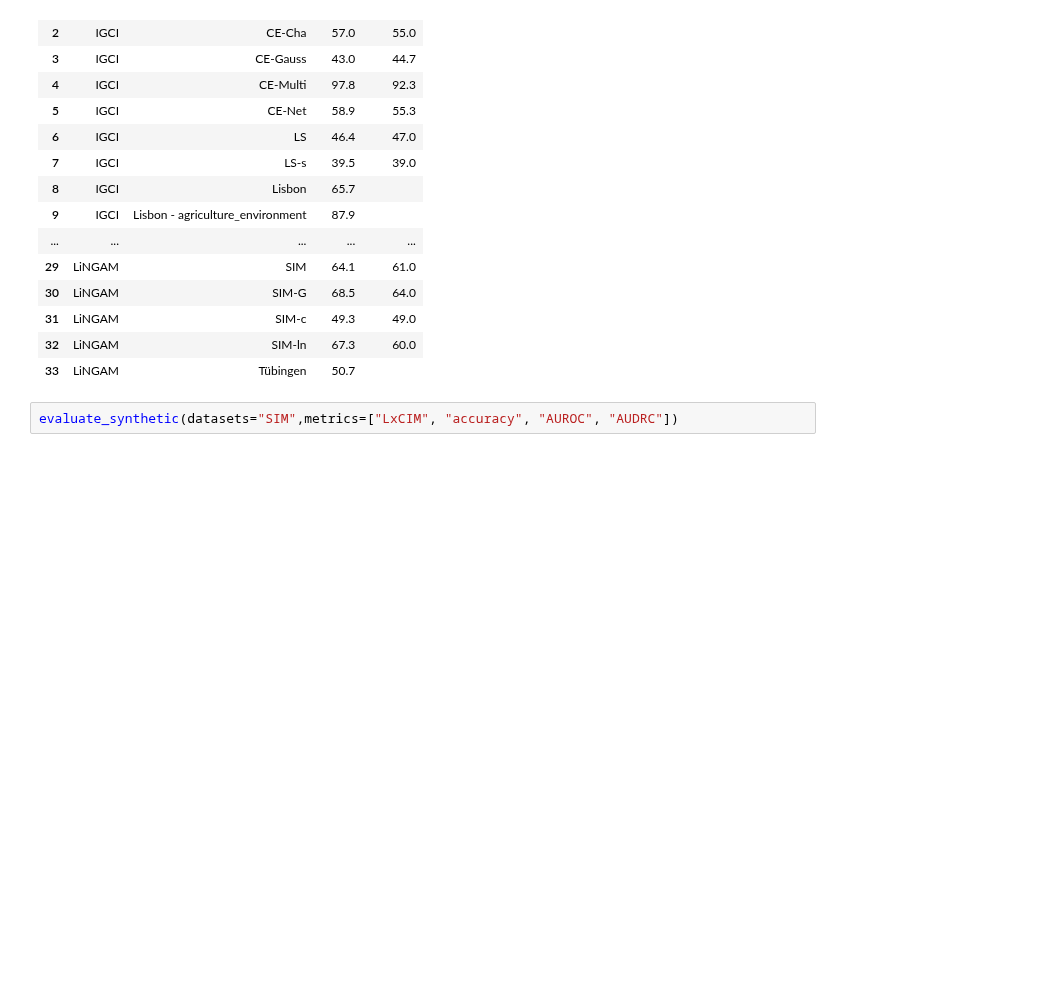
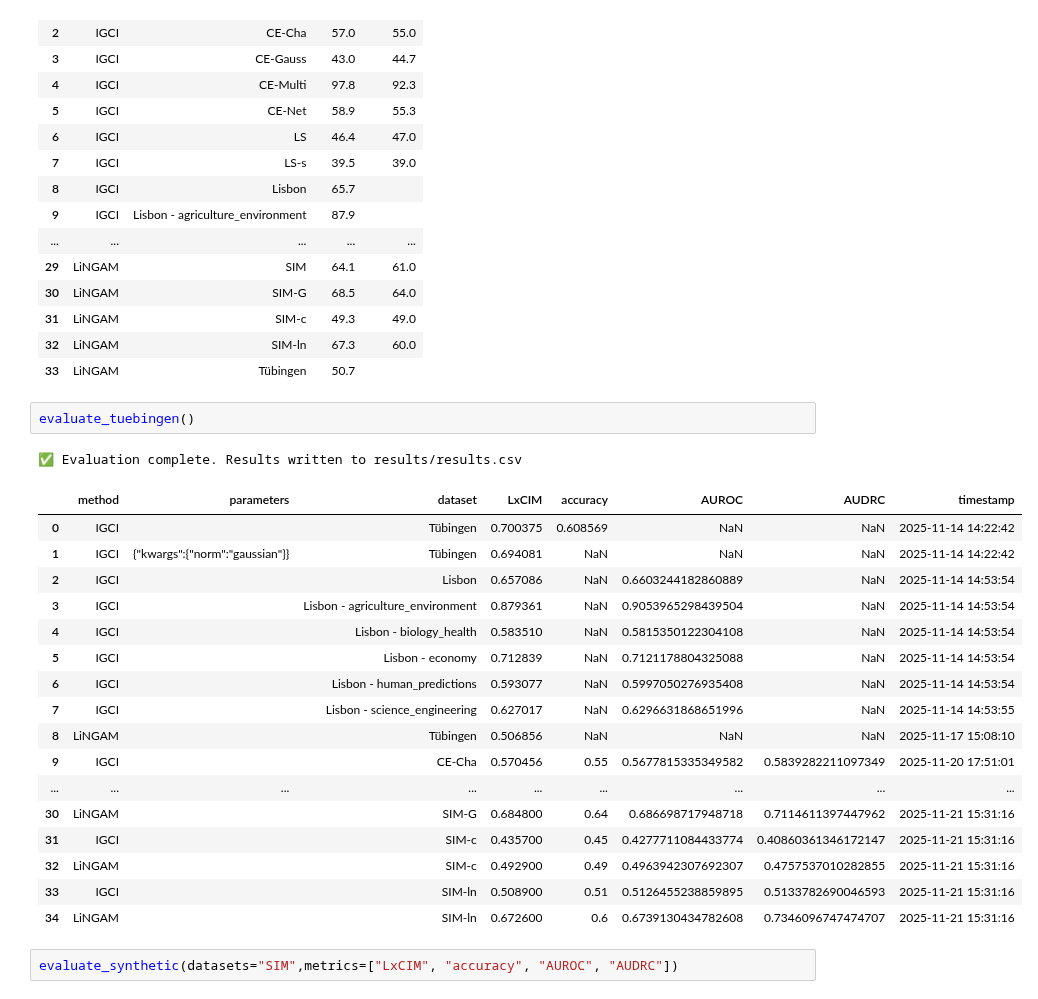
Before and after one commit to tiagobrogueira/Causal-Discovery-In-Exchangeable-Data, a Jupyter notebook: bicausal/evaluate.ipynb, the cells around one changed output. Cells and saved outputs as stored; diff of their text form; blank space fills up the shorter version.

```diff
--- a/bicausal/evaluate.ipynb
+++ b/bicausal/evaluate.ipynb
@@ -38,6 +38,27 @@ Table saved to: table\table_2025-11-21_16-13-12.tex
 | 31 | LiNGAM | SIM-c | 49.3 | 49.0 |
 | 32 | LiNGAM | SIM-ln | 67.3 | 60.0 |
 | 33 | LiNGAM | Tübingen | 50.7 |  |
+# %%
+evaluate_tuebingen()
+# %% [output]
+✅ Evaluation complete. Results written to results/results.csv
+|  | method | parameters | dataset | LxCIM | accuracy | AUROC | AUDRC | timestamp |
+| 0 | IGCI |  | Tübingen | 0.700375 | 0.608569 | NaN | NaN | 2025-11-14 14:22:42 |
+| 1 | IGCI | {"kwargs":{"norm":"gaussian"}} | Tübingen | 0.694081 | NaN | NaN | NaN | 2025-11-14 14:22:42 |
+| 2 | IGCI |  | Lisbon | 0.657086 | NaN | 0.6603244182860889 | NaN | 2025-11-14 14:53:54 |
+| 3 | IGCI |  | Lisbon - agriculture_environment | 0.879361 | NaN | 0.9053965298439504 | NaN | 2025-11-14 14:53:54 |
+| 4 | IGCI |  | Lisbon - biology_health | 0.583510 | NaN | 0.5815350122304108 | NaN | 2025-11-14 14:53:54 |
+| 5 | IGCI |  | Lisbon - economy | 0.712839 | NaN | 0.7121178804325088 | NaN | 2025-11-14 14:53:54 |
+| 6 | IGCI |  | Lisbon - human_predictions | 0.593077 | NaN | 0.5997050276935408 | NaN | 2025-11-14 14:53:54 |
+| 7 | IGCI |  | Lisbon - science_engineering | 0.627017 | NaN | 0.6296631868651996 | NaN | 2025-11-14 14:53:55 |
+| 8 | LiNGAM |  | Tübingen | 0.506856 | NaN | NaN | NaN | 2025-11-17 15:08:10 |
+| 9 | IGCI |  | CE-Cha | 0.570456 | 0.55 | 0.5677815335349582 | 0.5839282211097349 | 2025-11-20 17:51:01 |
+| ... | ... | ... | ... | ... | ... | ... | ... | ... |
+| 30 | LiNGAM |  | SIM-G | 0.684800 | 0.64 | 0.686698717948718 | 0.7114611397447962 | 2025-11-21 15:31:16 |
+| 31 | IGCI |  | SIM-c | 0.435700 | 0.45 | 0.4277711084433774 | 0.40860361346172147 | 2025-11-21 15:31:16 |
+| 32 | LiNGAM |  | SIM-c | 0.492900 | 0.49 | 0.4963942307692307 | 0.4757537010282855 | 2025-11-21 15:31:16 |
+| 33 | IGCI |  | SIM-ln | 0.508900 | 0.51 | 0.5126455238859895 | 0.5133782690046593 | 2025-11-21 15:31:16 |
+| 34 | LiNGAM |  | SIM-ln | 0.672600 | 0.6 | 0.6739130434782608 | 0.7346096747474707 | 2025-11-21 15:31:16 |
 # %%
 evaluate_synthetic(datasets="SIM",metrics=["LxCIM", "accuracy", "AUROC", "AUDRC"])
 # %% [output]
```
Also changed, not shown: 14 other files.
